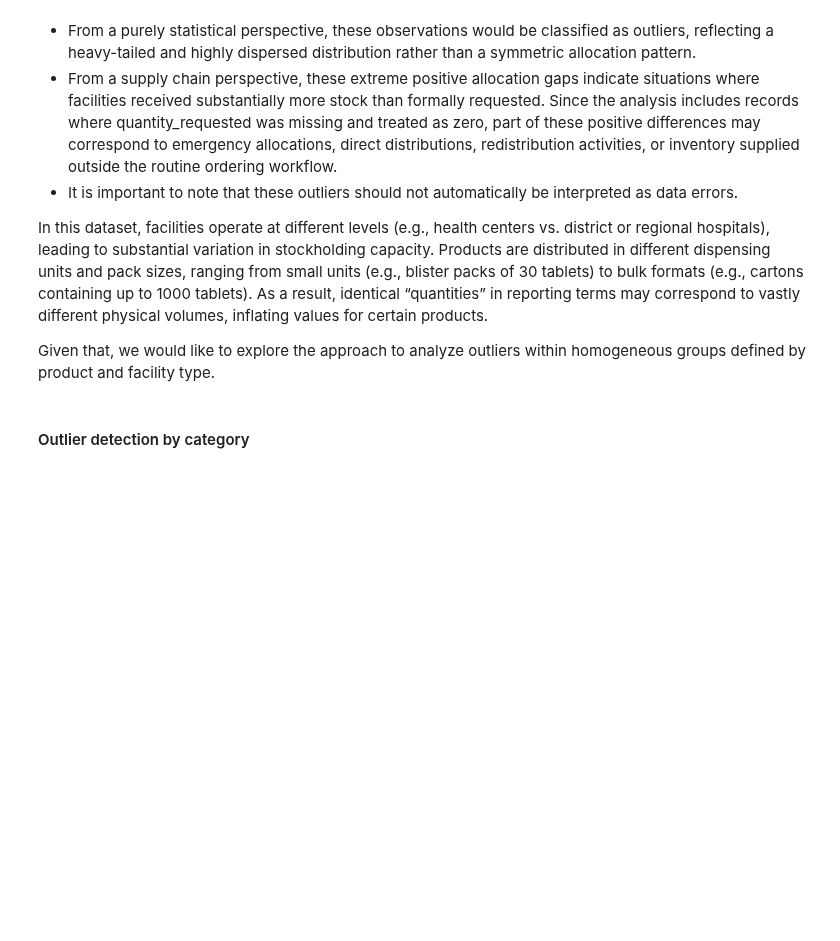
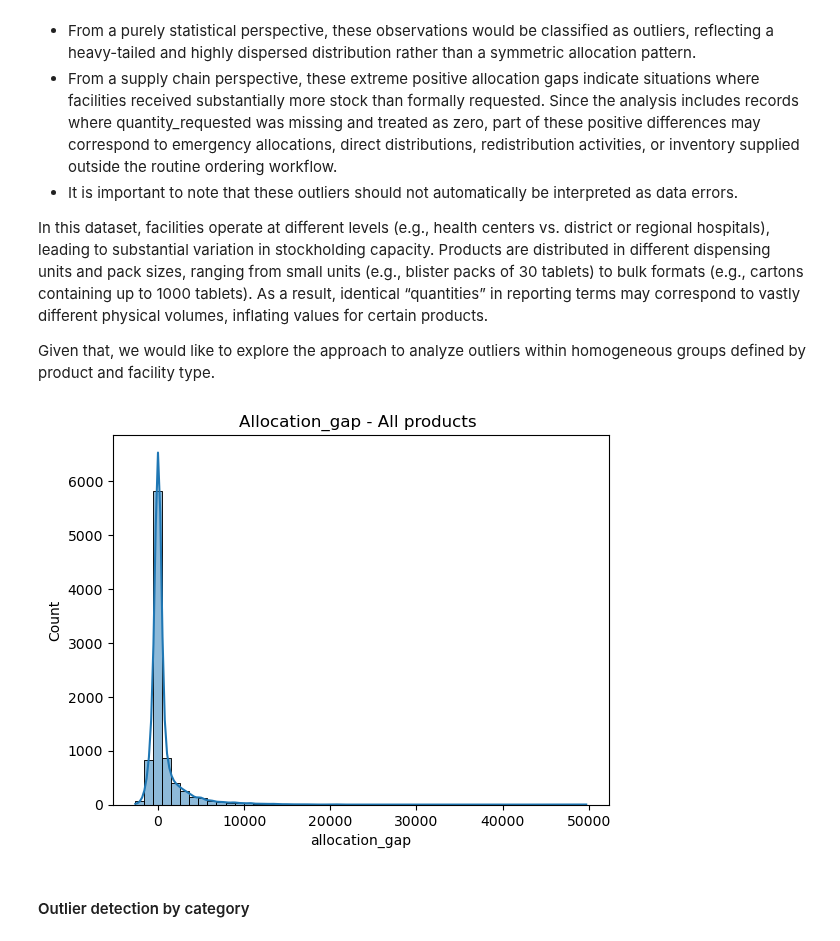
Before and after one commit to gerard-bisama/data-analytics-project, a Jupyter notebook: eda/eda_test_qty.ipynb, the cells around one changed output. Drawn from its saved outputs; the diff is of its cells as text; code cells hidden in the pictures; blank space fills up the shorter version.

```diff
--- a/eda/eda_test_qty.ipynb
+++ b/eda/eda_test_qty.ipynb
@@ -278,6 +290,12 @@ is highly uneven across observations. With the interquartile range (IQR) lies ap
 In this dataset, facilities operate at different levels (e.g., health centers vs. district or regional hospitals), leading to substantial variation in stockholding capacity. Products are distributed in different dispensing units and pack sizes, ranging from small units (e.g., blister packs of 30 tablets) to bulk formats (e.g., cartons containing up to 1000 tablets). As a result, identical “quantities” in reporting terms may correspond to vastly different physical volumes, inflating values for certain products.
 
 Given that,  we would like to explore the approach to analyze outliers within homogeneous groups defined by product and facility type.
+# %%
+sns.histplot(df_analysis_quantities["allocation_gap"], bins=50, kde=True)
+plt.title('Allocation_gap - All products ');
+plt.show()
+# %% [output]
+[figure, added]
 # %% [markdown]
 #### Outlier detection by category
 # %%
```
Also changed, not shown: parts of 11 cells of this notebook, 9 other files.
